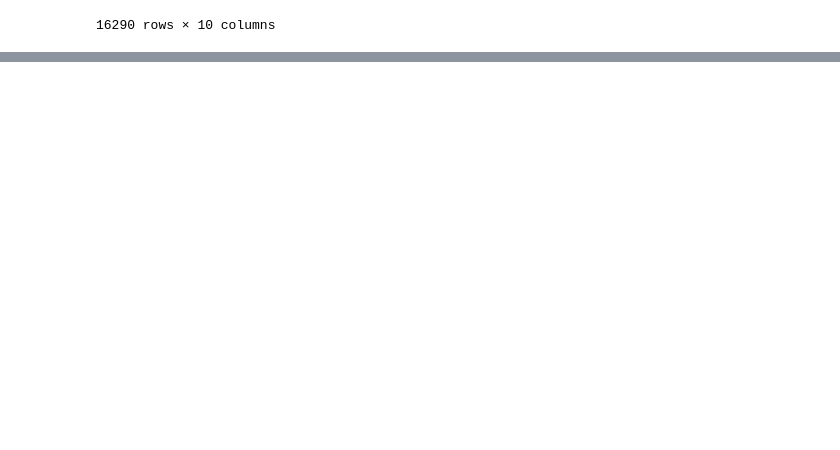
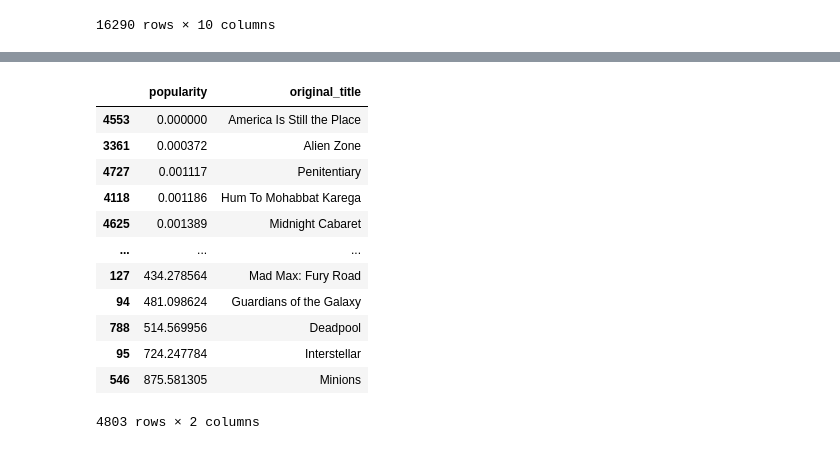
Before and after one commit to cristobalstrange/ProyectoInfoVis, a Jupyter notebook: data_cleaner.ipynb, the cells around one changed output, grey strips where cells are left out. Saved outputs shown, nothing was run; the diff lists cells and outputs as text; code cells hidden in the pictures; blank space fills up the shorter version.

```diff
--- a/data_cleaner.ipynb
+++ b/data_cleaner.ipynb
@@ -19,3 +19,6 @@ data
 | 16288 | 16288 | Bonhoeffer | Jun 20, 2003 | Dramatic documentary about the yo... | NaN | NaN | Martin Doblmeier | Martin Doblmeier | ... |
 | 16289 | 16289 | 7th Street | Jan 17, 2003 | This documentary explores change ... | NaN | NaN | Josh Pais | Josh Pais | ... |
 16290 rows × 10 columns
+# %%
+df = pd.read_csv("data/movie_dataset.csv")
+df.columns
@@ -21,0 +47,16 @@ data
+# %%
+df.sort_values(by="popularity")[["popularity","original_title"]]
+# %% [output]
+|  | popularity | original_title |
+| 4553 | 0.000000 | America Is Still the Place |
+| 3361 | 0.000372 | Alien Zone |
+| 4727 | 0.001117 | Penitentiary |
+| 4118 | 0.001186 | Hum To Mohabbat Karega |
+| 4625 | 0.001389 | Midnight Cabaret |
+| ... | ... | ... |
+| 127 | 434.278564 | Mad Max: Fury Road |
+| 94 | 481.098624 | Guardians of the Galaxy |
+| 788 | 514.569956 | Deadpool |
+| 95 | 724.247784 | Interstellar |
+| 546 | 875.581305 | Minions |
+4803 rows × 2 columns
```
Also changed, not shown: parts of 8 cells of this notebook.
